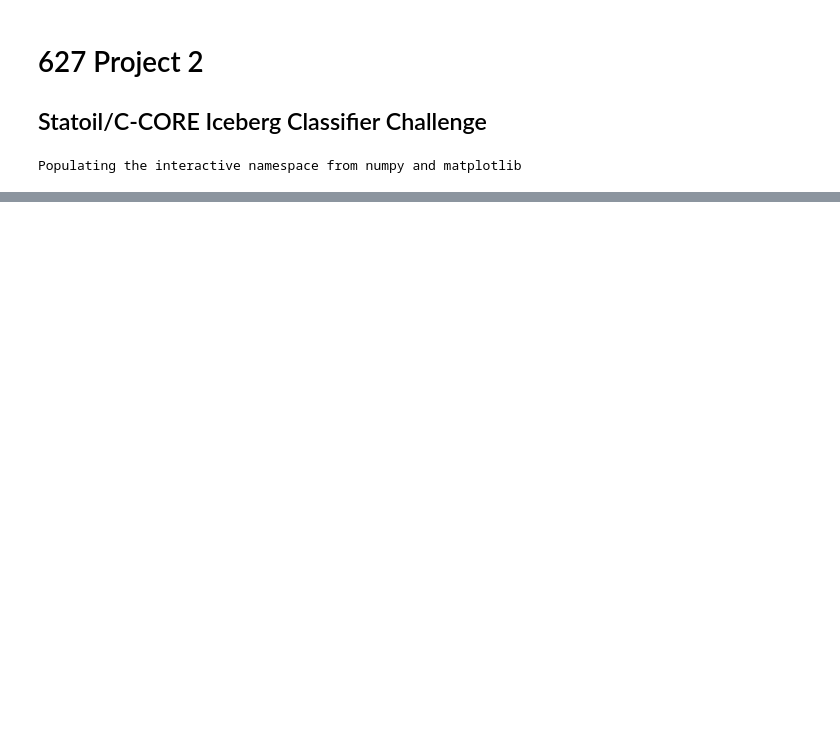
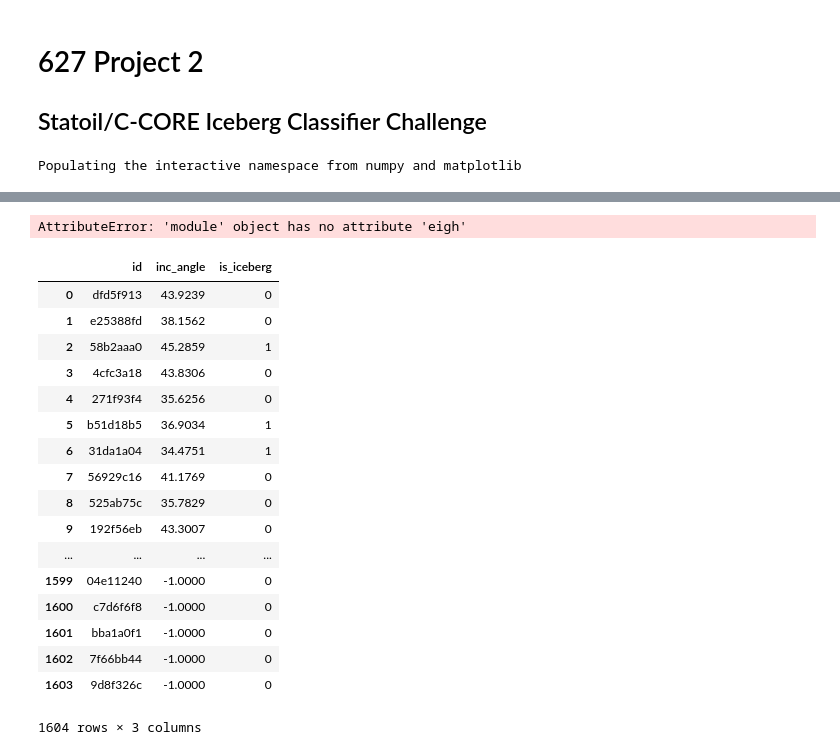
Before and after one commit to Mrcommonzzz/627_Project2, a Jupyter notebook: Project2.ipynb, the cells around one changed output, grey strips where cells are left out. Cells and saved outputs as stored; diff of their text form; code cells hidden in the pictures; blank space fills up the shorter version.

```diff
--- a/Project2.ipynb
+++ b/Project2.ipynb
@@ -81,0 +86,4 @@ a = range(100000)
+# %%
+variances, components = np.eigh(var)
+# %% [output]
+AttributeError: 'module' object has no attribute 'eigh'
@@ -81,0 +94,21 @@ a = range(100000)
+# %%
+train
+# %% [output]
+|  | id | inc_angle | is_iceberg |
+| 0 | dfd5f913 | 43.9239 | 0 |
+| 1 | e25388fd | 38.1562 | 0 |
+| 2 | 58b2aaa0 | 45.2859 | 1 |
+| 3 | 4cfc3a18 | 43.8306 | 0 |
+| 4 | 271f93f4 | 35.6256 | 0 |
+| 5 | b51d18b5 | 36.9034 | 1 |
+| 6 | 31da1a04 | 34.4751 | 1 |
+| 7 | 56929c16 | 41.1769 | 0 |
+| 8 | 525ab75c | 35.7829 | 0 |
+| 9 | 192f56eb | 43.3007 | 0 |
+| ... | ... | ... | ... |
+| 1599 | 04e11240 | -1.0000 | 0 |
+| 1600 | c7d6f6f8 | -1.0000 | 0 |
+| 1601 | bba1a0f1 | -1.0000 | 0 |
+| 1602 | 7f66bb44 | -1.0000 | 0 |
+| 1603 | 9d8f326c | -1.0000 | 0 |
+1604 rows × 3 columns
```
Also changed, not shown: parts of 15 cells of this notebook.
